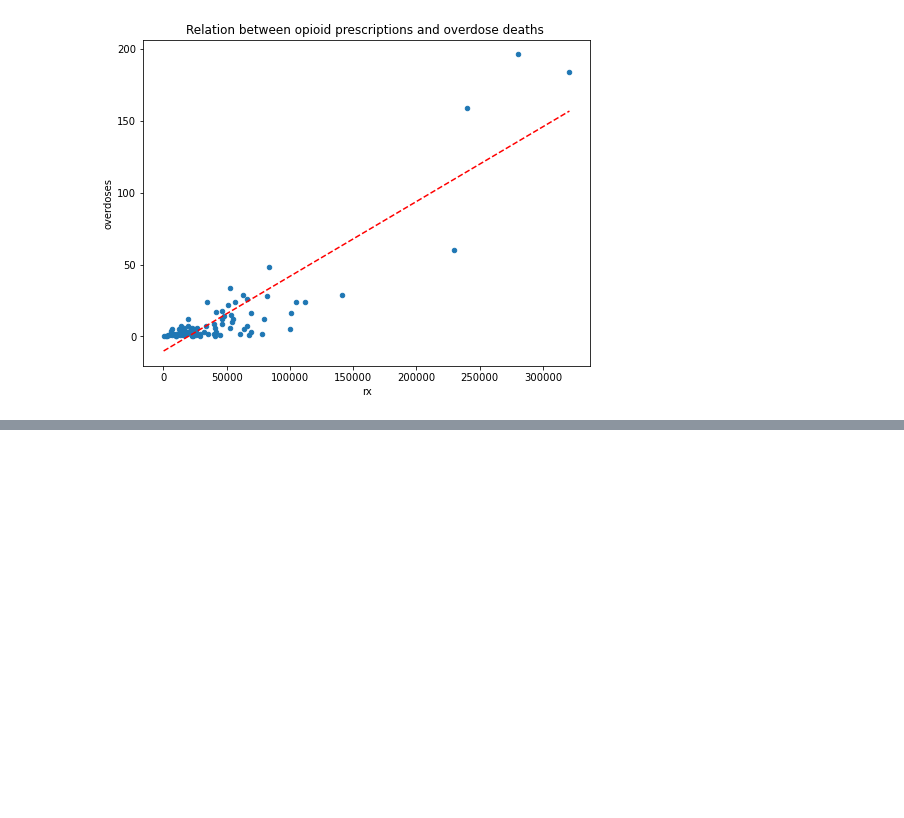
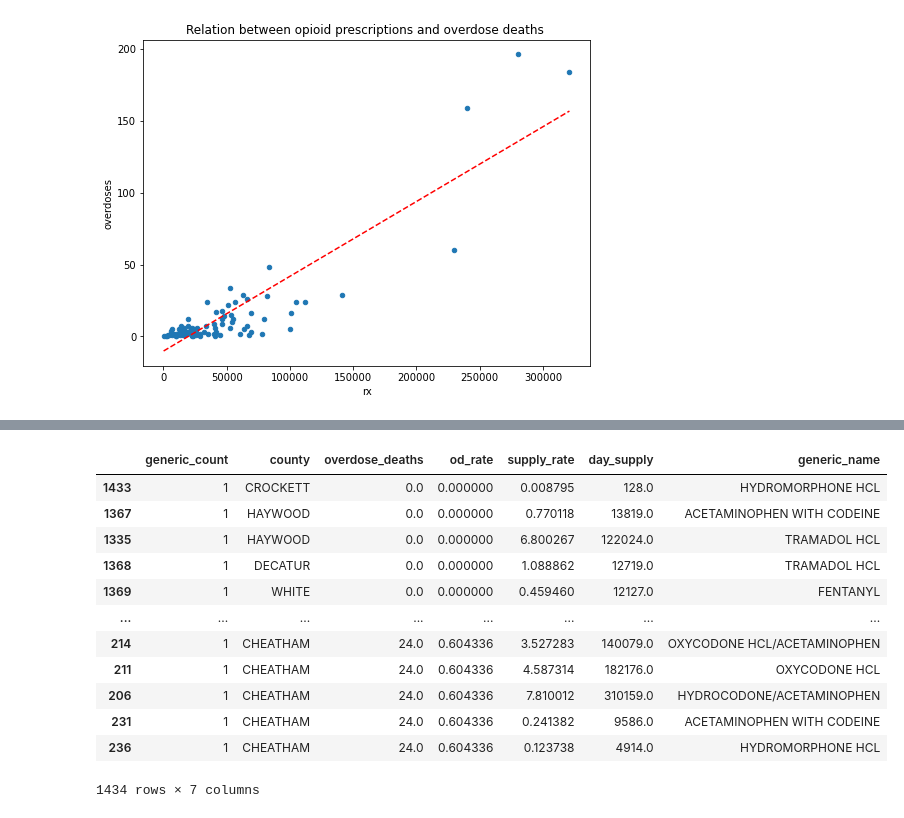
Before and after one commit to knturi/sql_rx_project-dankedpat-nationals, a Jupyter notebook: rx_project_pd.ipynb, the cells around one changed output, grey strips where cells are left out. Cells and saved outputs as stored; diff of their text form; code cells hidden in the pictures; blank space fills up the shorter version.

```diff
--- a/rx_project_pd.ipynb
+++ b/rx_project_pd.ipynb
@@ -270,0 +401,16 @@ ModuleNotFoundError: No module named 'plotly'
+# %%
+Q5.sort_values('od_rate')
+# %% [output]
+|  | generic_count | county | overdose_deaths | od_rate | supply_rate | day_supply | generic_name |
+| 1433 | 1 | CROCKETT | 0.0 | 0.000000 | 0.008795 | 128.0 | HYDROMORPHONE HCL |
+| 1367 | 1 | HAYWOOD | 0.0 | 0.000000 | 0.770118 | 13819.0 | ACETAMINOPHEN WITH CODEINE |
+| 1335 | 1 | HAYWOOD | 0.0 | 0.000000 | 6.800267 | 122024.0 | TRAMADOL HCL |
+| 1368 | 1 | DECATUR | 0.0 | 0.000000 | 1.088862 | 12719.0 | TRAMADOL HCL |
+| 1369 | 1 | WHITE | 0.0 | 0.000000 | 0.459460 | 12127.0 | FENTANYL |
+| ... | ... | ... | ... | ... | ... | ... | ... |
+| 214 | 1 | CHEATHAM | 24.0 | 0.604336 | 3.527283 | 140079.0 | OXYCODONE HCL/ACETAMINOPHEN |
+| 211 | 1 | CHEATHAM | 24.0 | 0.604336 | 4.587314 | 182176.0 | OXYCODONE HCL |
+| 206 | 1 | CHEATHAM | 24.0 | 0.604336 | 7.810012 | 310159.0 | HYDROCODONE/ACETAMINOPHEN |
+| 231 | 1 | CHEATHAM | 24.0 | 0.604336 | 0.241382 | 9586.0 | ACETAMINOPHEN WITH CODEINE |
+| 236 | 1 | CHEATHAM | 24.0 | 0.604336 | 0.123738 | 4914.0 | HYDROMORPHONE HCL |
+1434 rows × 7 columns
```
Also changed, not shown: parts of 29 cells of this notebook.
